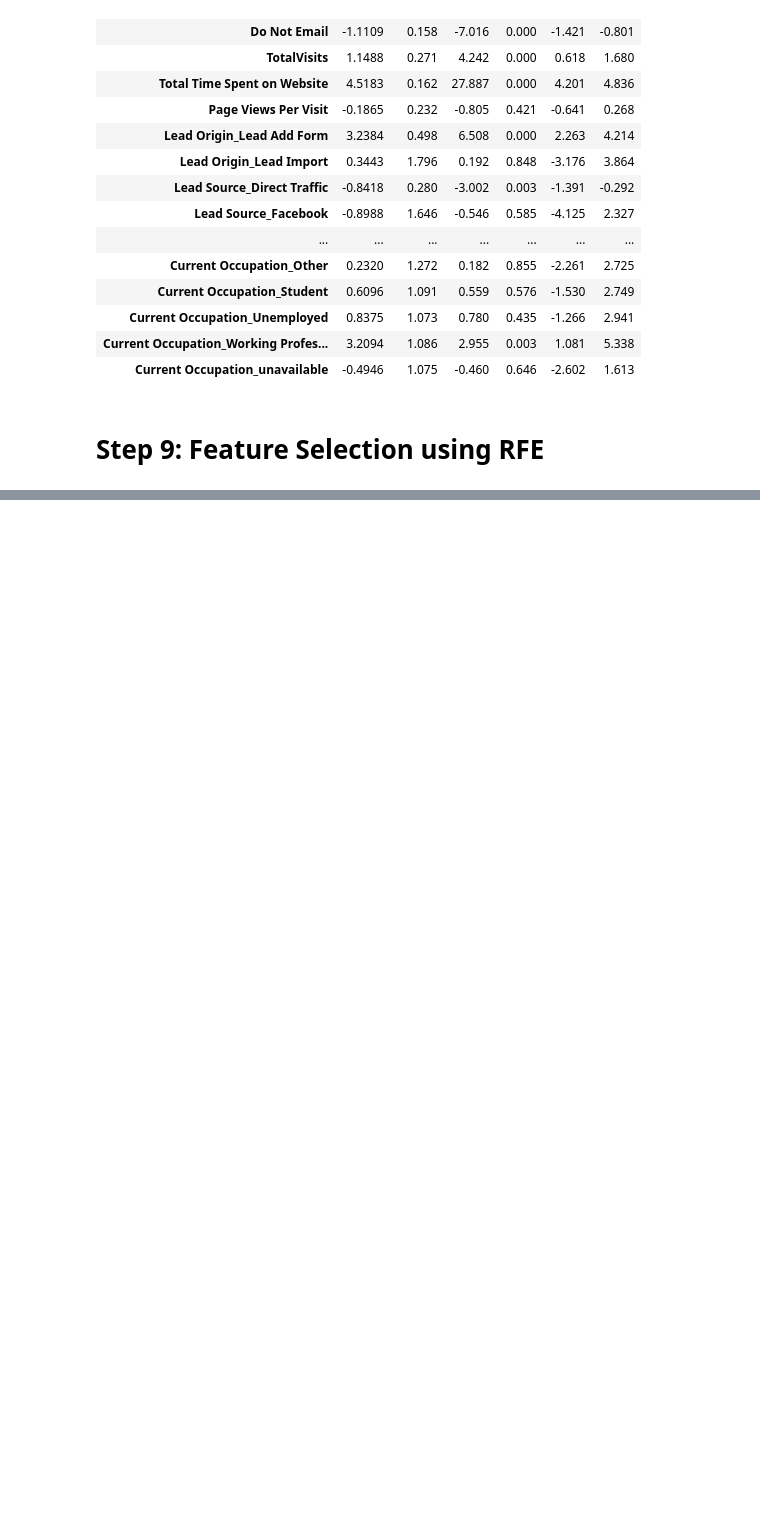
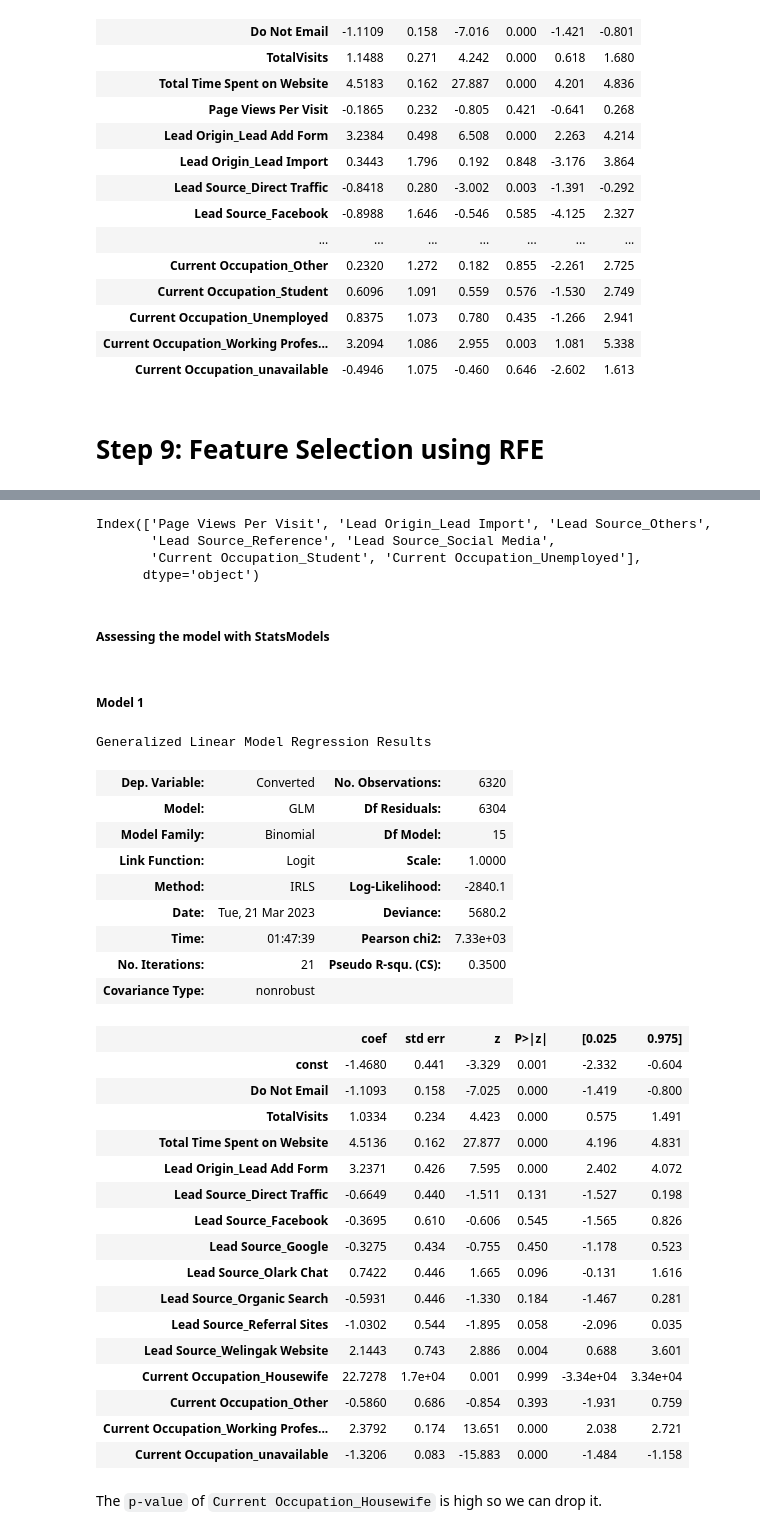
Before and after one commit to ManishDhawal/Lead_Score_Case_Study, a Jupyter notebook: Lead+Scoring+Case+Study.ipynb, the cells around one changed output, grey strips where cells are left out. Cells and saved outputs as stored; diff of their text form; code cells hidden in the pictures; blank space fills up the shorter version.

```diff
--- a/Lead+Scoring+Case+Study.ipynb
+++ b/Lead+Scoring+Case+Study.ipynb
@@ -1862,0 +1011,46 @@ Following are the insights we drew from the predictions on the Test set:
+# %%
+X_train.columns[~rfe.support_]
+# %% [output]
+Index(['Page Views Per Visit', 'Lead Origin_Lead Import', 'Lead Source_Others',
+       'Lead Source_Reference', 'Lead Source_Social Media',
+       'Current Occupation_Student', 'Current Occupation_Unemployed'],
+      dtype='object')
+# %% [markdown]
+##### Assessing the model with StatsModels
+# %% [markdown]
+##### Model 1
+# %%
+X_train_sm = sm.add_constant(X_train[col])
+logm1 = sm.GLM(y_train, X_train_sm, family = sm.families.Binomial())
+res = logm1.fit()
+res.summary()
+# %% [output]
+Generalized Linear Model Regression Results
+| Dep. Variable: | Converted | No. Observations: | 6320 |
+| Model: | GLM | Df Residuals: | 6304 |
+| Model Family: | Binomial | Df Model: | 15 |
+| Link Function: | Logit | Scale: | 1.0000 |
+| Method: | IRLS | Log-Likelihood: | -2840.1 |
+| Date: | Tue, 21 Mar 2023 | Deviance: | 5680.2 |
+| Time: | 01:47:39 | Pearson chi2: | 7.33e+03 |
+| No. Iterations: | 21 | Pseudo R-squ. (CS): | 0.3500 |
+| Covariance Type: | nonrobust |  |  |
+|  | coef | std err | z | P>|z| | [0.025 | 0.975] |
+| const | -1.4680 | 0.441 | -3.329 | 0.001 | -2.332 | -0.604 |
+| Do Not Email | -1.1093 | 0.158 | -7.025 | 0.000 | -1.419 | -0.800 |
+| TotalVisits | 1.0334 | 0.234 | 4.423 | 0.000 | 0.575 | 1.491 |
+| Total Time Spent on Website | 4.5136 | 0.162 | 27.877 | 0.000 | 4.196 | 4.831 |
+| Lead Origin_Lead Add Form | 3.2371 | 0.426 | 7.595 | 0.000 | 2.402 | 4.072 |
+| Lead Source_Direct Traffic | -0.6649 | 0.440 | -1.511 | 0.131 | -1.527 | 0.198 |
+| Lead Source_Facebook | -0.3695 | 0.610 | -0.606 | 0.545 | -1.565 | 0.826 |
+| Lead Source_Google | -0.3275 | 0.434 | -0.755 | 0.450 | -1.178 | 0.523 |
+| Lead Source_Olark Chat | 0.7422 | 0.446 | 1.665 | 0.096 | -0.131 | 1.616 |
+| Lead Source_Organic Search | -0.5931 | 0.446 | -1.330 | 0.184 | -1.467 | 0.281 |
+| Lead Source_Referral Sites | -1.0302 | 0.544 | -1.895 | 0.058 | -2.096 | 0.035 |
+| Lead Source_Welingak Website | 2.1443 | 0.743 | 2.886 | 0.004 | 0.688 | 3.601 |
+| Current Occupation_Housewife | 22.7278 | 1.7e+04 | 0.001 | 0.999 | -3.34e+04 | 3.34e+04 |
+| Current Occupation_Other | -0.5860 | 0.686 | -0.854 | 0.393 | -1.931 | 0.759 |
+| Current Occupation_Working Profes... | 2.3792 | 0.174 | 13.651 | 0.000 | 2.038 | 2.721 |
+| Current Occupation_unavailable | -1.3206 | 0.083 | -15.883 | 0.000 | -1.484 | -1.158 |
+# %% [markdown]
+The `p-value` of `Current Occupation_Housewife` is high so we can drop it.
```
Also changed, not shown: parts of 252 cells of this notebook.
